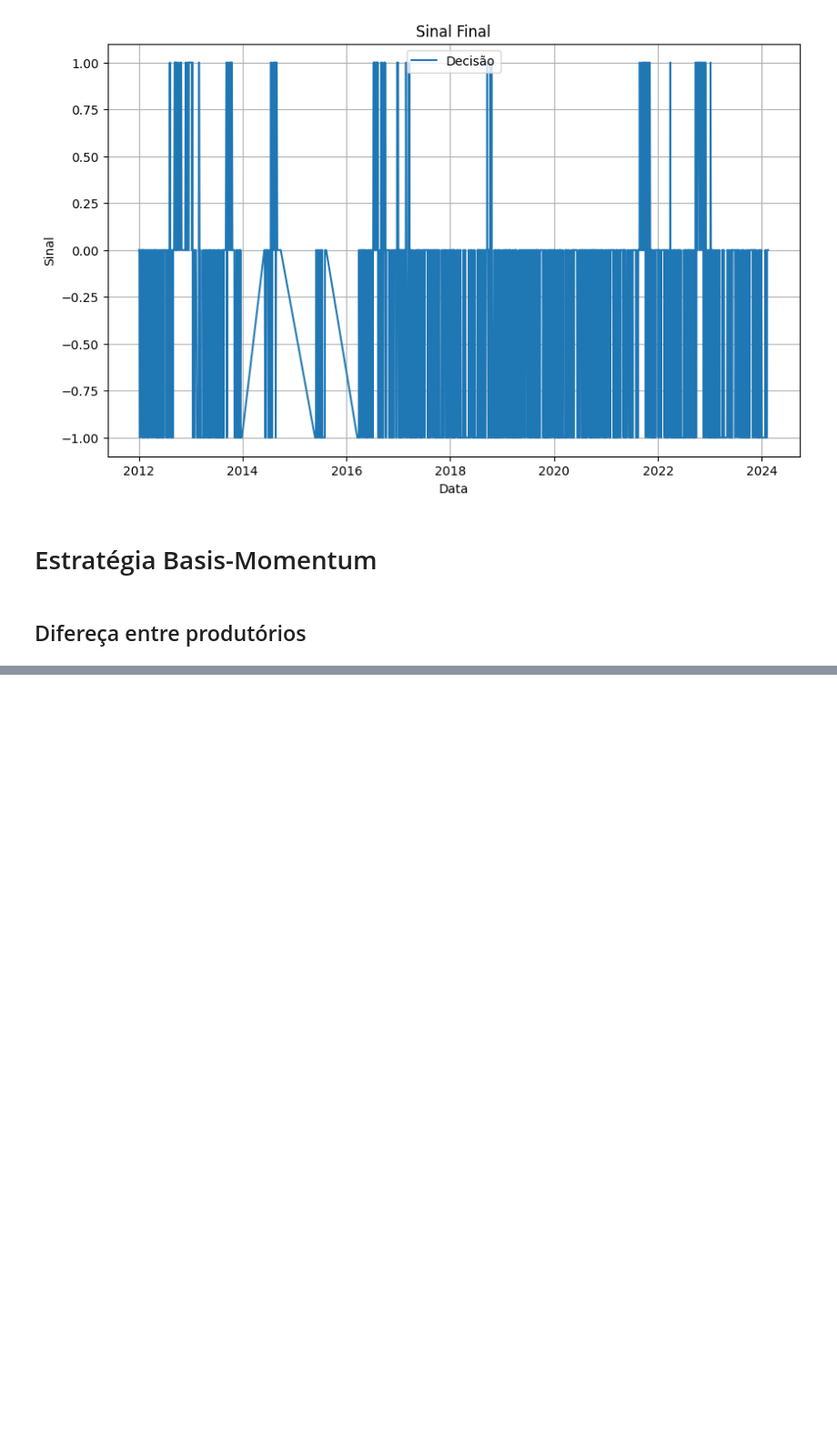
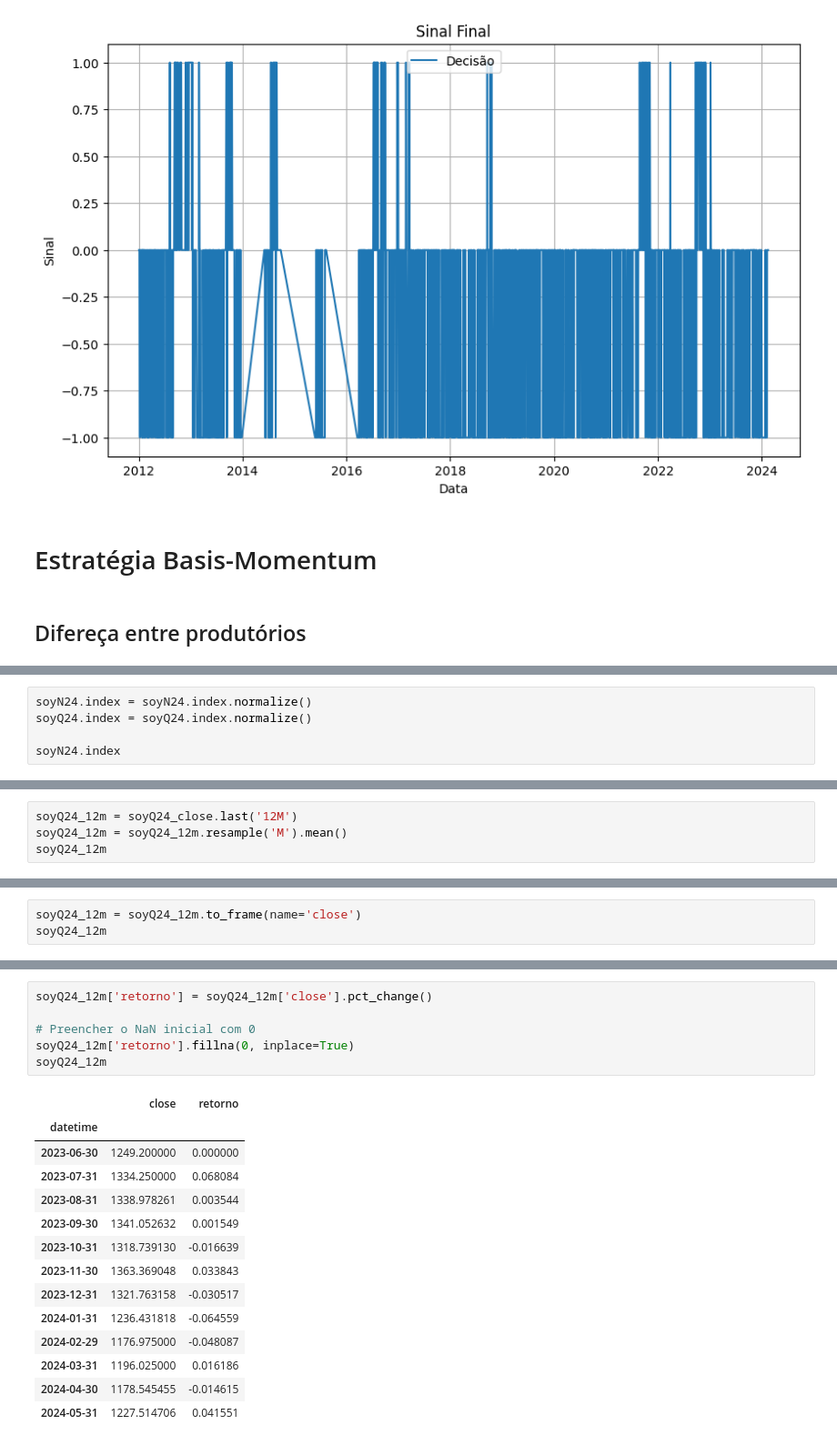
Before and after one commit to vidomirana/Analise-Sincronia-SeriesTemporais-Soja, a Jupyter notebook: Basis_Momentum.ipynb, the cells around one changed output, grey strips where cells are left out. Shown at 91% size. Cells and saved outputs as stored; diff of their text form; blank space fills up the shorter version.

```diff
--- a/Basis_Momentum.ipynb
+++ b/Basis_Momentum.ipynb
@@ -295,0 +345,5 @@ $$
+# %%
+soyN24.index = soyN24.index.normalize()
+soyQ24.index = soyQ24.index.normalize()
+
+soyN24.index
@@ -295,0 +415,4 @@ $$
+# %%
+soyQ24_12m = soyQ24_close.last('12M')
+soyQ24_12m = soyQ24_12m.resample('M').mean()
+soyQ24_12m
@@ -295,0 +454,3 @@ $$
+# %%
+soyQ24_12m = soyQ24_12m.to_frame(name='close')
+soyQ24_12m
@@ -295,0 +493,21 @@ $$
+# %%
+soyQ24_12m['retorno'] = soyQ24_12m['close'].pct_change()
+
+# Preencher o NaN inicial com 0
+soyQ24_12m['retorno'].fillna(0, inplace=True)
+soyQ24_12m
+# %% [output]
+|  | close | retorno |
+| datetime |  |  |
+| 2023-06-30 | 1249.200000 | 0.000000 |
+| 2023-07-31 | 1334.250000 | 0.068084 |
+| 2023-08-31 | 1338.978261 | 0.003544 |
+| 2023-09-30 | 1341.052632 | 0.001549 |
+| 2023-10-31 | 1318.739130 | -0.016639 |
+| 2023-11-30 | 1363.369048 | 0.033843 |
+| 2023-12-31 | 1321.763158 | -0.030517 |
+| 2024-01-31 | 1236.431818 | -0.064559 |
+| 2024-02-29 | 1176.975000 | -0.048087 |
+| 2024-03-31 | 1196.025000 | 0.016186 |
+| 2024-04-30 | 1178.545455 | -0.014615 |
+| 2024-05-31 | 1227.514706 | 0.041551 |
```
Also changed, not shown: parts of 17 cells of this notebook.
